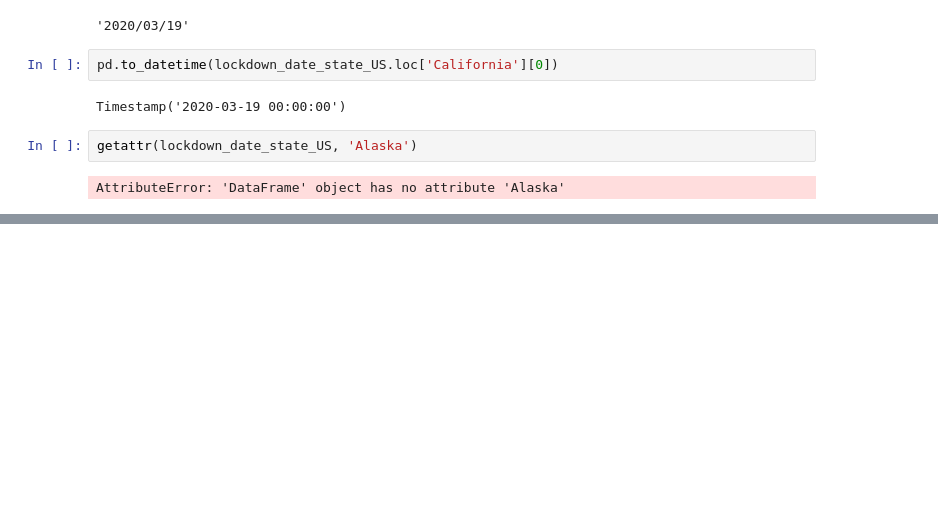
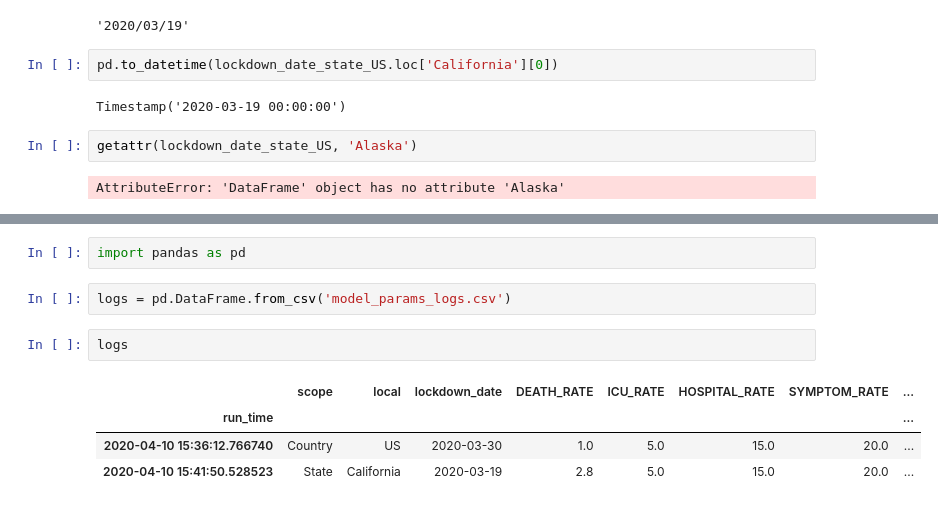
Before and after one commit to huonghuynhsc/COVID-19, a Jupyter notebook: prognosis/Prognosis.ipynb, the cells around one changed output, grey strips where cells are left out. Drawn from its saved outputs; the diff is of its cells as text; blank space fills up the shorter version.

Commit message:
Added logs for model params in every run

```diff
--- a/prognosis/Prognosis.ipynb
+++ b/prognosis/Prognosis.ipynb
@@ -560,0 +605,11 @@ AttributeError: 'DataFrame' object has no attribute 'Alaska'
+# %%
+import pandas as pd
+# %%
+logs = pd.DataFrame.from_csv('model_params_logs.csv')
+# %%
+logs
+# %% [output]
+|  | scope | local | lockdown_date | DEATH_RATE | ICU_RATE | HOSPITAL_RATE | SYMPTOM_RATE | ... |
+| run_time |  |  |  |  |  |  |  | ... |
+| 2020-04-10 15:36:12.766740 | Country | US | 2020-03-30 | 1.0 | 5.0 | 15.0 | 20.0 | ... |
+| 2020-04-10 15:41:50.528523 | State | California | 2020-03-19 | 2.8 | 5.0 | 15.0 | 20.0 | ... |
```
Also changed, not shown: parts of 5 cells of this notebook, 3 other files.
